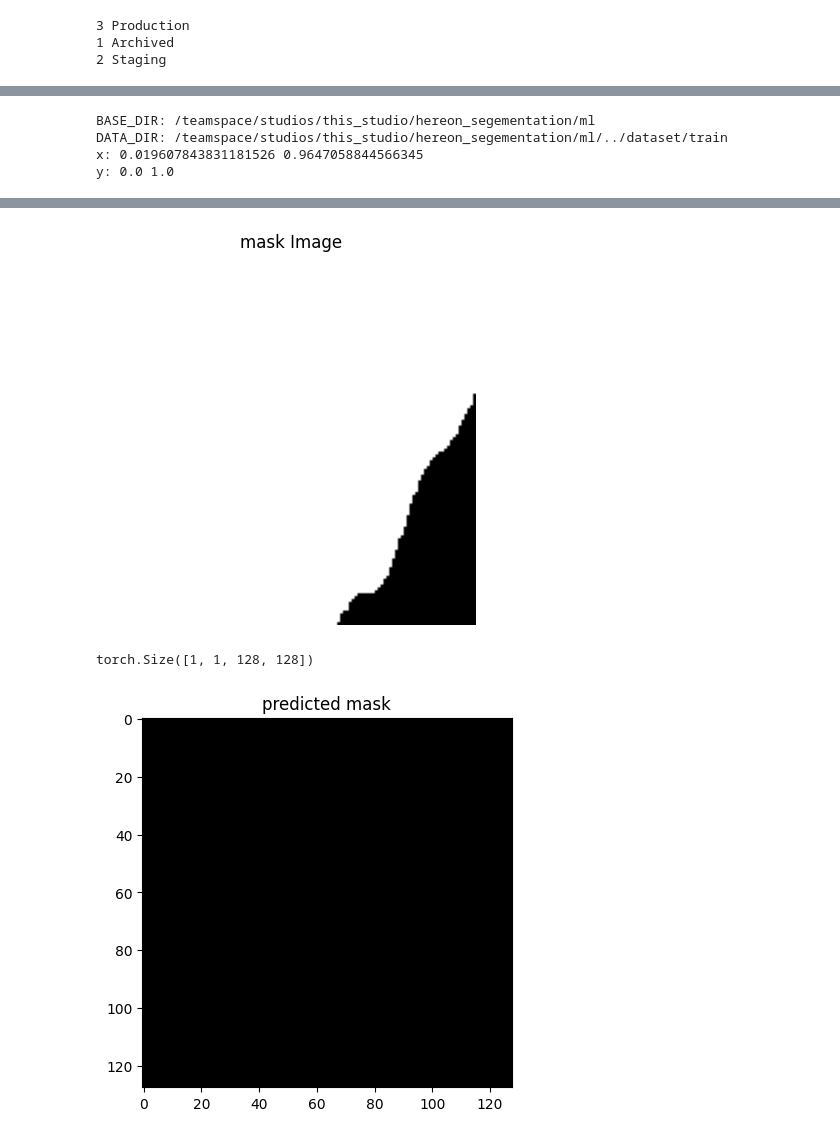
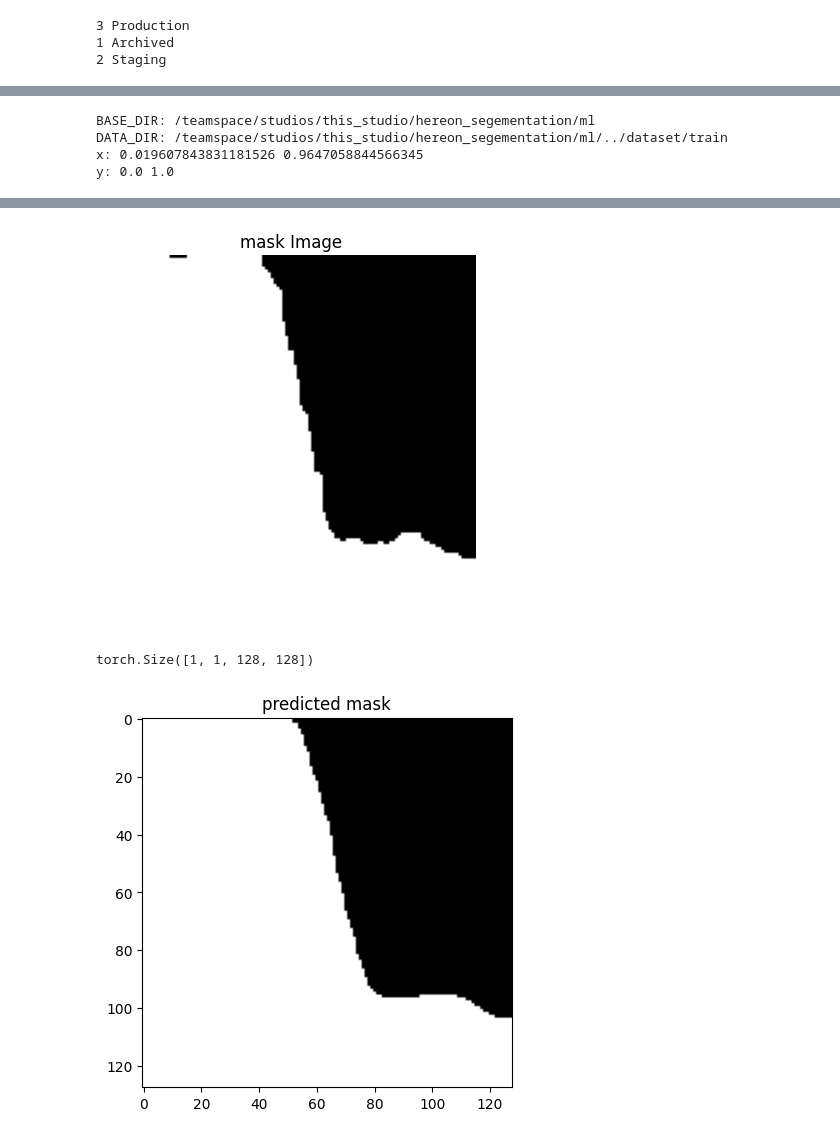
Before and after one commit to louamlemjid/hereon-segementation, a Jupyter notebook: ml/load_model.ipynb, the cells around one changed output, grey strips where cells are left out. Saved outputs shown, nothing was run; the diff lists cells and outputs as text; code cells hidden in the pictures.

```diff
--- a/ml/load_model.ipynb
+++ b/ml/load_model.ipynb
@@ -42,6 +81,7 @@ import torch
 from data.base_loader import SegmentationDataset
 import os
 
+import cv2
 
 BASE_DIR = os.getcwd()
 print("BASE_DIR:", BASE_DIR)
@@ -55,7 +95,7 @@ dataset = SegmentationDataset(root_dir=DATA_DIR, img_size=(128, 128))
 # -------------------------
 # GET DATA SAMPLE
 # -------------------------
-x, y = dataset[1000]   # shape: [3, 128, 128]
+x, y = dataset[10]   # shape: [3, 128, 128]
 
 print("x:", x.min().item(), x.max().item())
 print("y:", y.min().item(), y.max().item())
@@ -88,9 +128,9 @@ x = x.cpu()
 # -------------------------
 with torch.no_grad():
     pred = model(x)
-
+pred_mask = (pred > 0.5).float()
 print(pred.shape)
-plt.imshow(pred.squeeze().cpu(),cmap="gray")
+plt.imshow(pred_mask.squeeze().cpu(),cmap="gray")
 plt.title("predicted mask")
 plt.show()
 # %% [output]
@@ -102,3 +142,3 @@ y: 0.0 1.0
-[figure, old version]
+[figure, new version]
 torch.Size([1, 1, 128, 128])
-[figure, old version]
+[figure, new version]
```
Also changed, not shown: parts of 2 cells of this notebook, 2 other files.
